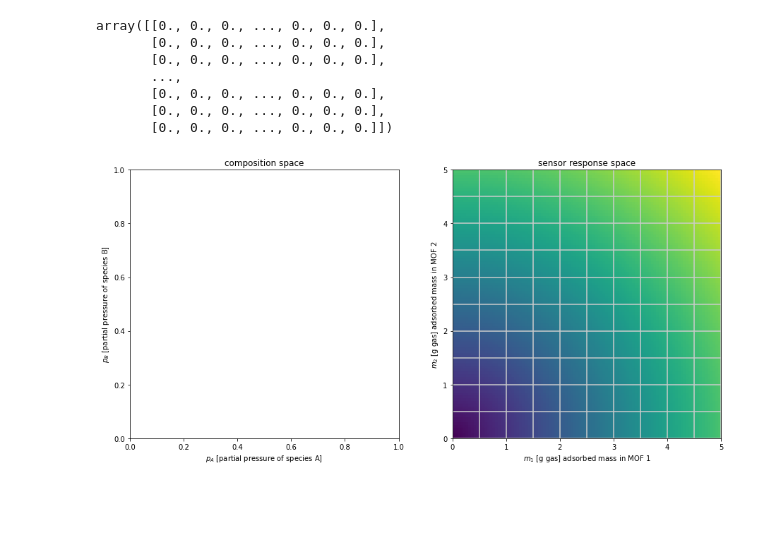
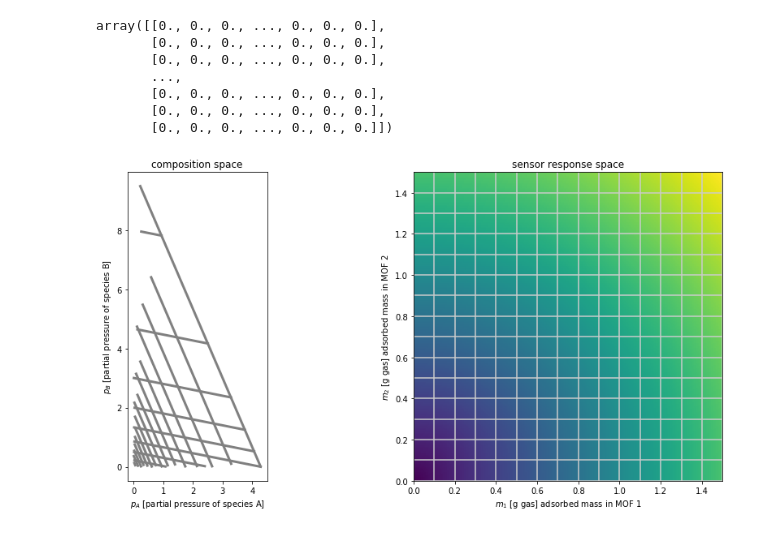
Before and after one commit to SimonEnsemble/nonlinear_sensing, a Jupyter notebook: viz mapping.ipynb, the cells around one changed output. Saved outputs shown, nothing was run; the diff lists cells and outputs as text; code cells hidden in the pictures; blank space fills up the shorter version.

```diff
--- a/viz mapping.ipynb
+++ b/viz mapping.ipynb
@@ -47,5 +44,9 @@ p_of_m([0.2, 0.5])
 # %% [output]
 array([0.28645833, 0.44270833])
+# %%
+def get_meshgrid(x_max, y_max, nb_pts=200):
+    return np.meshgrid(np.linspace(0, x_max, num=nb_pts),
+                       np.linspace(0, y_max, num=nb_pts))
 # %%
 fig, ax = plt.subplots(1, 2, figsize=(15, 7))
 ax[0].set_title("composition space")
@@ -89,7 +90,7 @@ for i in range(int(p_max / dp)+1):
         # compute the adsorbed mass in the two MOFs when exposed to this gas composition
         m1[j] = m_1(p_on_line)
         m2[j] = m_2(p_on_line)
-    ax[1].plot(m1, m2, color="gray")
+    ax[1].plot(m1, m2, color="gray", lw=3)
 
     ###
     #   y = constant (horizontal) grid lines
@@ -115,23 +116,17 @@ for i in range(int(p_max / dp)+1):
 #   color the plane
 #   color represents.
 ###
-# make these smaller to increase the resolution
-dp = 0.05
-dm = 0.05
 
-# lay a grid in composition space
-pb, pa = np.mgrid[slice(0, p_max + dp, dp),
-                  slice(0, p_max + dp, dp)]
-# lay a grid in response space
-m1, m2 = np.mgrid[slice(0, ax[1].get_xlim()[1] + dm, dm),
-                  slice(0, ax[1].get_ylim()[1] + dm, dm)]
+# lay a grid in response and composition space
+pa, pb = get_meshgrid(p_max, p_max)
+m1, m2 = get_meshgrid(ax[1].get_xlim()[1], ax[1].get_ylim()[1])
 
 z_composition = np.sqrt(pb ** 2 + pa ** 2)
 z_response = np.zeros(np.shape(m1))
 for i in range(np.shape(z_response)[0]):
     for j in range(np.shape(z_response)[1]):
         m_0 = [m1[i, j], m2[i, j]]
-        p = p_of_m(m_0)
+        p = p_of_m(m_0, 0, p_max)
         z_response[i, j] = np.linalg.norm(p)
 
 ax[0].pcolormesh(pa, pb, z_composition)
@@ -166,7 +184,7 @@ ax[0].set_xlabel("$p_A$ [partial pressure of species A]")
 ax[0].set_ylabel("$p_B$ [partial pressure of species B]")
 
 # shared params
-p_max = 5.0 # largest pressure we go to.
+m_max = 1.5 # largest mass we go to.
 
 ###
 #   sensor response space
@@ -178,46 +196,66 @@ ax[1].set_ylabel("$m_2$ [g gas] adsorbed mass in MOF 2")
 
 ###
 #   draw grid lines and their mapping
 ###
-dp = 0.5 # spacing between grid lines
+dm = 0.1 # spacing between grid lines
 nb_pts = 50
-# these arrays will contain the correponding reponses to each point on the lines.
-m1 = np.zeros(nb_pts)
-m2 = np.zeros(nb_pts)
-for i in range(int(p_max / dp)+1):
+# these arrays will contain the correponding compositions to each point on the lines.
+p_a = np.zeros(nb_pts)
+p_b = np.zeros(nb_pts)
+
+for i in range(int(m_max / dm)+1):
     ###
     #   x = constant (vertical) grid lines
     ###
-    p_a = i * dp # p_a is constant here.
+    m1 = i * dm # m2 is constant here.
     # plot the line in composition space
-    ax[1].plot([p_a, p_a], [0, p_max], color="0.8")
+    ax[1].plot([m1, m1], [0, m_max], color="0.8")
+
+    # plot the image of the line in composition space
+    m2 = np.linspace(0.0, m_max, nb_pts)
+
+    # loop through points on the line
+    for j in range(nb_pts):
+        # get vector on this line
+        m_on_line = [m1, m2[j]]
+        # compute the composition in the gas space when MOFs have this much gas absorbed
+        p_a[j], p_b[j] = p_of_m(m_on_line, -.001, np.Inf)
+    ax[0].plot(p_a, p_b, color="gray", lw=3)
 
     ###
     #   y = constant (horizontal) grid lines
     ###
-    p_b = i * dp # p_b is constant here.
+    m2 = i * dm # m1 is constant here.
     # plot the line in composition space
-    ax[1].plot([0, p_max], [p_b, p_b], color="0.8")
+    ax[1].plot([0, m_max], [m2, m2], color="0.8")
+
+    # plot the image of the line in composition space
+    m1 = np.linspace(0.0, m_max, nb_pts)
+
+    # loop through points on the line
+    for j in range(nb_pts):
+        # get vector on this line
+        m_on_line = [m1[j], m2]
+        # compute the composition in the gas space when MOFs have this much gas absorbed
+        p_a[j], p_b[j] = p_of_m(m_on_line, -.001, np.Inf)
+    ax[0].plot(p_a, p_b, color="gray", lw=3)
 
 
 ###
 #   color the plane
 #   color represents.
 ###
-# make these smaller to increase the resolution
-dp = 0.05
 
 # generate 2 2d grids for the x & y bounds
-pb, pa = np.mgrid[slice(0, p_max + dp, dp),
-                slice(0, p_max + dp, dp)]
+m1, m2 = get_meshgrid(m_max, m_max)
 
-z = np.sqrt(pb ** 2 + pa ** 2)
+z = np.sqrt(m1 ** 2 + m2 ** 2)
 
-ax[1].pcolormesh(pa, pb, z)
+ax[1].pcolormesh(m1, m2, z)
 
 
 
 ax[1].set_aspect('equal', 'box')
 ax[0].set_aspect('equal', 'box')
 # %% [output]
-[figure, old version]
+[figure, new version]
```
Also changed, not shown: parts of 4 cells of this notebook.
